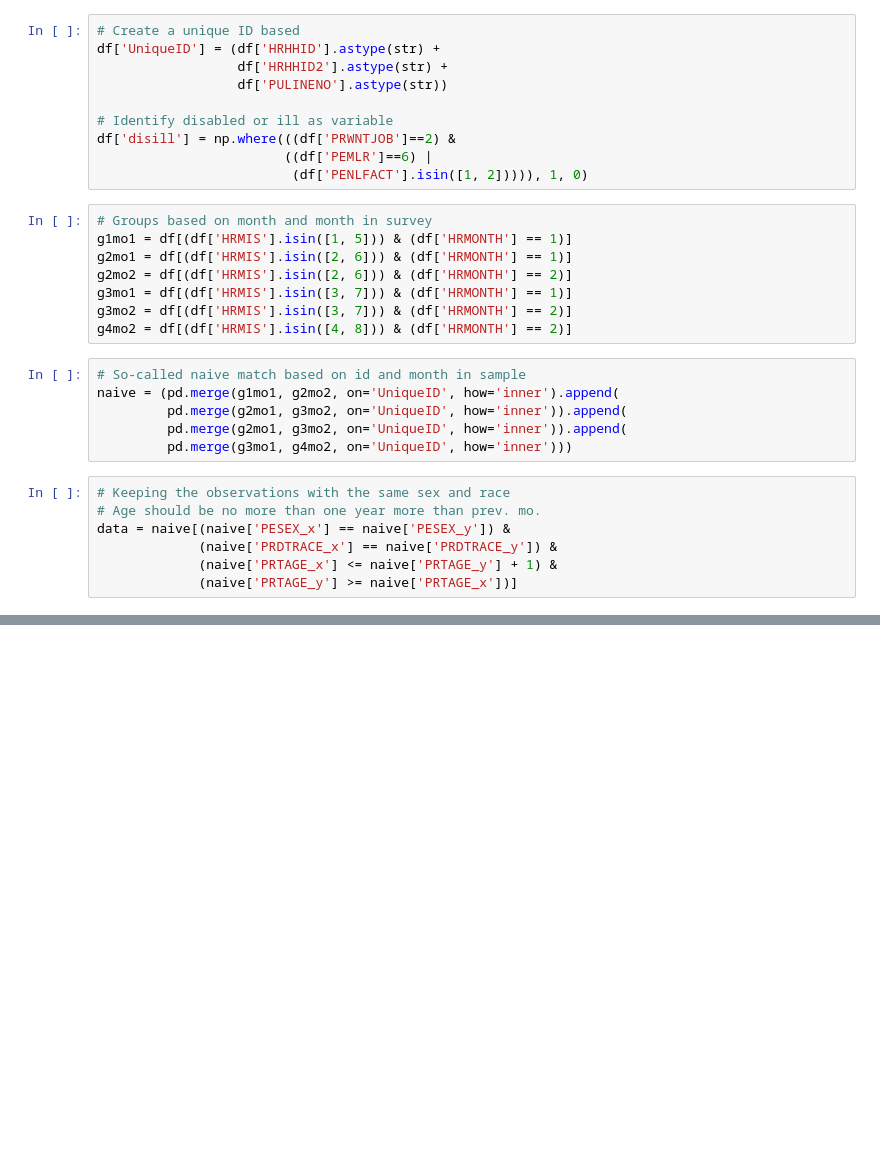
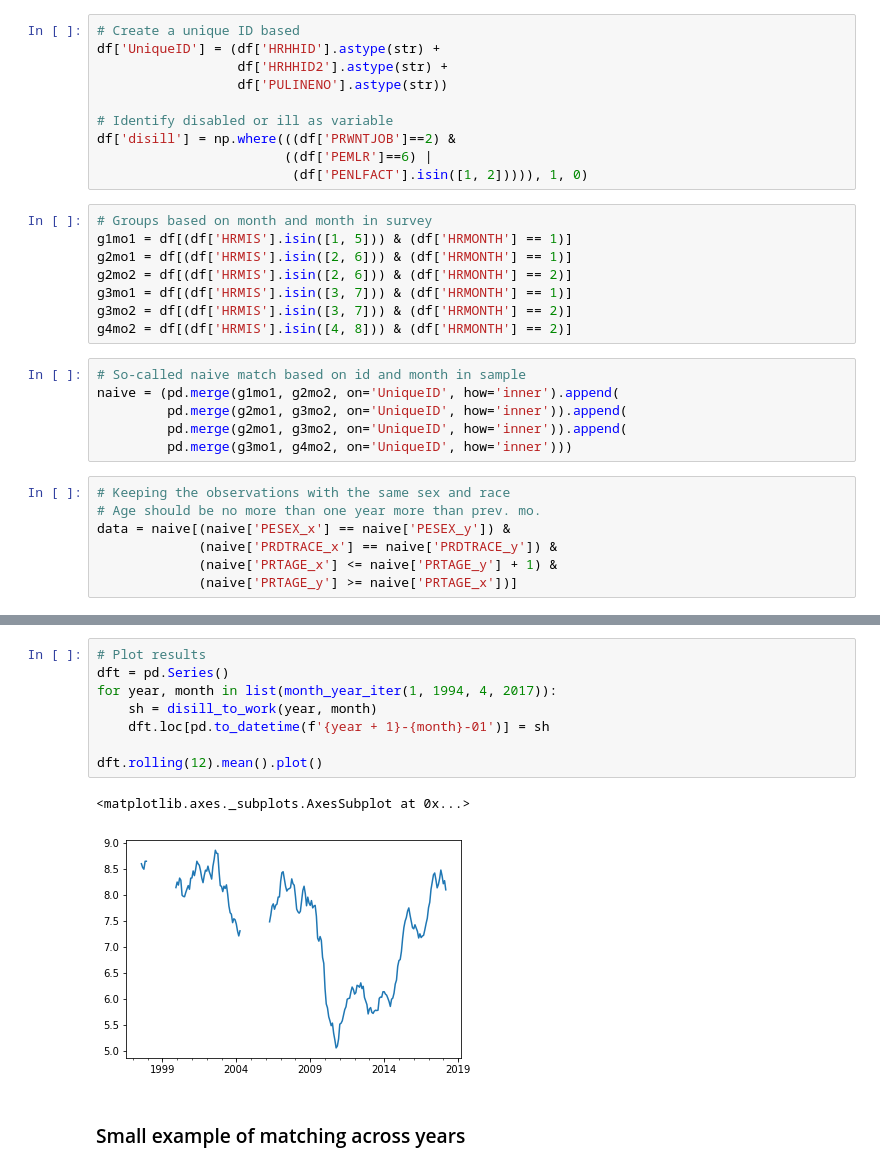
Before and after one commit to bdecon/econ_data, a Jupyter notebook: micro/CPS_Matching_Disill.ipynb, the cells around one changed output, grey strips where cells are left out. Saved outputs shown, nothing was run; the diff lists cells and outputs as text; blank space fills up the shorter version.

Commit message:
Updated CPS example

```diff
--- a/micro/CPS_Matching_Disill.ipynb
+++ b/micro/CPS_Matching_Disill.ipynb
@@ -76,0 +152,13 @@ data[data['disill_x'] > data['disill_y']]
+# %%
+# Plot results
+dft = pd.Series()
+for year, month in list(month_year_iter(1, 1994, 4, 2017)):
+    sh = disill_to_work(year, month)
+    dft.loc[pd.to_datetime(f'{year + 1}-{month}-01')] = sh
+
+dft.rolling(12).mean().plot()
+# %% [output]
+<matplotlib.axes._subplots.AxesSubplot at 0x...>
+[figure, added]
+# %% [markdown]
+### Small example of matching across years
```
Also changed, not shown: parts of 16 cells of this notebook, 1 other file.
